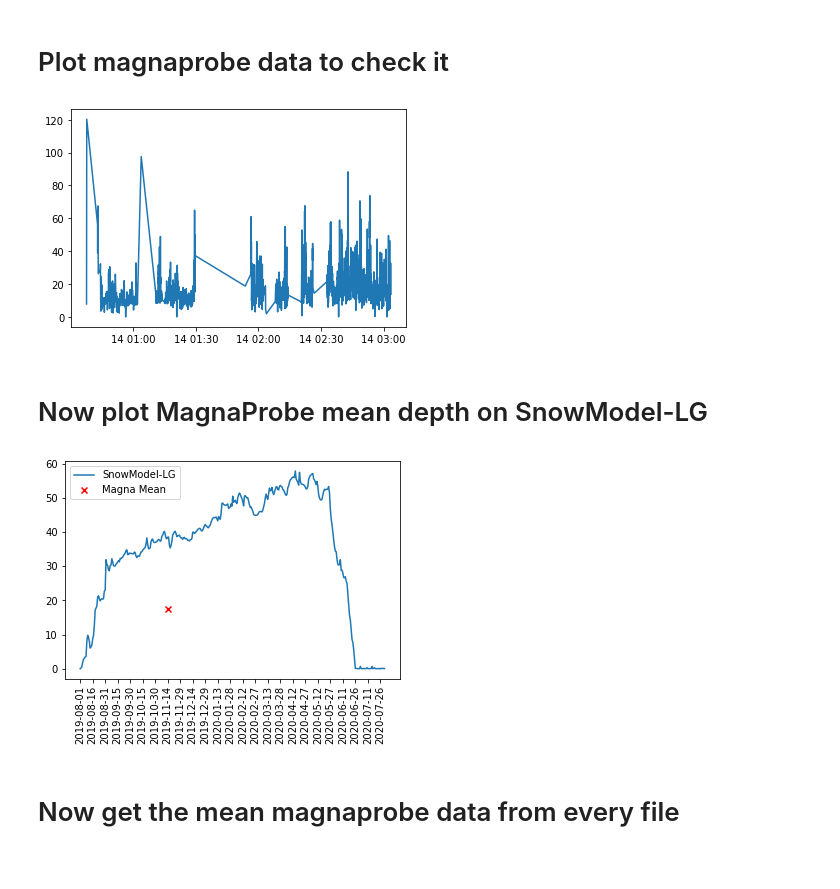
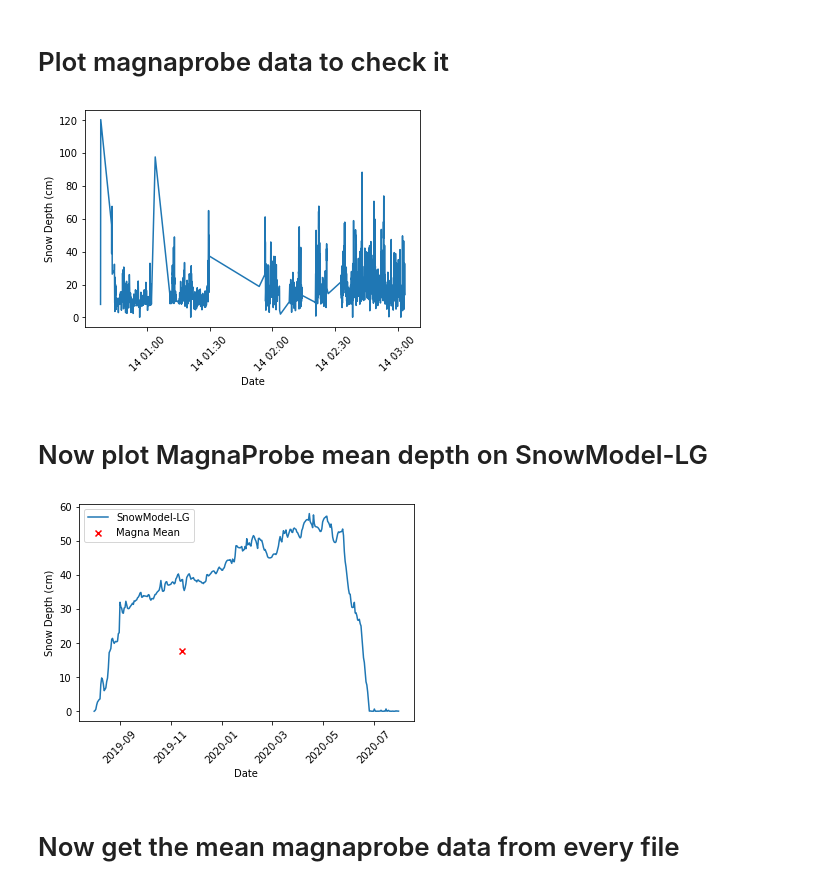
Before and after one commit to robbiemallett/SnowModel_nearest_Polarstern, a Jupyter notebook: compare_SM_to_magna.ipynb, the cells around one changed output. Saved outputs shown, nothing was run; the diff lists cells and outputs as text; code cells hidden in the pictures.

```diff
--- a/compare_SM_to_magna.ipynb
+++ b/compare_SM_to_magna.ipynb
@@ -64,9 +68,12 @@ magna_df
 # Plot magnaprobe data to check it
 # %%
 plt.plot(magna_df.index, magna_df['DepthCm'])
+plt.ylabel('Snow Depth (cm)')
+plt.xlabel('Date')
+plt.xticks(rotation=45)
 plt.show()
 # %% [output]
-[figure, old version]
+[figure, new version]
 # %% [markdown]
 # Now plot MagnaProbe mean depth on SnowModel-LG
 # %%
@@ -78,13 +85,15 @@ plt.scatter(magna_df.index[0], mean_magna_depth,color='red',marker='x',label='Ma
 
 plt.plot(sm_dates, SM_df['Depth']*100, label='SnowModel-LG')
 
-plt.xticks(sm_dates[::15],rotation=90)
+plt.ylabel('Snow Depth (cm)')
+plt.xlabel('Date')
+plt.xticks(rotation=45)
 
 plt.legend()
 
 plt.show()
 # %% [output]
-[figure, old version]
+[figure, new version]
 # %% [markdown]
 # Now get the mean magnaprobe data from every file
 # %%
```
Also changed, not shown: parts of 3 cells of this notebook.
